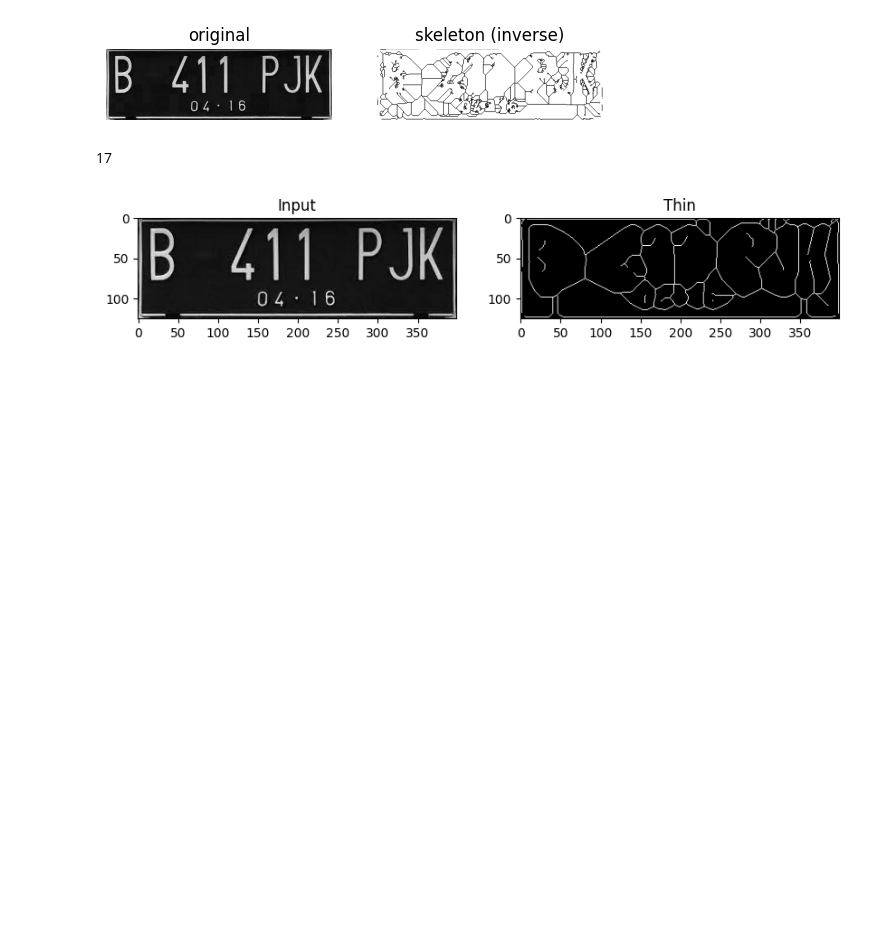
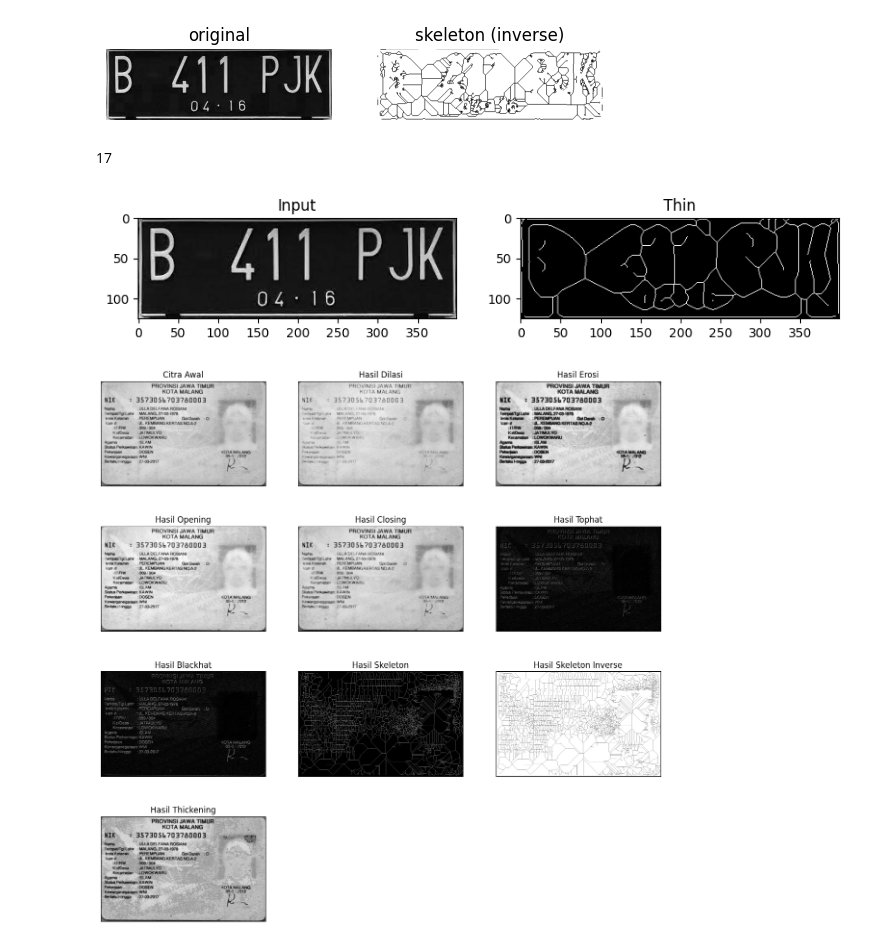
Before and after one commit to Ryansyaaw/PCVK_Ganjil_23, a Jupyter notebook: week9.ipynb, the cells around one changed output. Cells and saved outputs as stored; diff of their text form; code cells hidden in the pictures; blank space fills up the shorter version.

```diff
--- a/week9.ipynb
+++ b/week9.ipynb
@@ -511,3 +518,93 @@ plt.savefig('/tmp/char_out.png')
 plt.show()
 # %% [output]
 [figure]
+# %%
+# Membaca citra dari file ktp_rosi.jpeg dalam mode grayscale
+img = cv2.imread('/content/drive/MyDrive/Images/KTP rosi.jpeg',cv2.IMREAD_GRAYSCALE)
+
+# Membuat elemen struktur (SE) berbentuk persegi dengan ukuran 4 x 4
+kernel = np.ones((4, 4), np.uint8)
+
+# Melakukan operasi dilasi pada citra dengan SE berukuran 4 x 4
+img_dilated = cv2.dilate(img, kernel, iterations=1)
+
+# Melakukan operasi erosi pada citra dengan SE berukuran 4 x 4
+img_eroded = cv2.erode(img, kernel, iterations=1)
+
+# Melakukan operasi opening pada citra dengan SE berukuran 4 x 4
+img_opening = cv2.morphologyEx(img, cv2.MORPH_OPEN, kernel)
+
+# Melakukan operasi closing pada citra dengan SE berukuran 4 x 4
+img_closing = cv2.morphologyEx(img, cv2.MORPH_CLOSE, kernel)
+
+# Melakukan operasi top hat pada citra dengan SE berukuran 4 x 4
+img_tophat = cv2.morphologyEx(img, cv2.MORPH_TOPHAT, kernel)
+
+# Melakukan operasi black hat pada citra dengan SE berukuran 4 x 4
+img_blackhat = cv2.morphologyEx(img, cv2.MORPH_BLACKHAT, kernel)
+
+# Melakukan operasi skeleton pada citra dengan SE berukuran 4 x 4
+# Melakukan thresholding pada citra dengan metode triangle
+binary = img > filters.threshold_triangle(img)
+# Membuat salinan dari citra biner
+binary_cp = binary.copy()
+# Mengubah nilai True menjadi 1 dan False menjadi 0 pada citra biner
+binary_cp[binary_cp == True] = 1
+binary_cp[binary_cp == False] = 0
+# Melakukan operasi skeletonize pada citra biner
+img_skeleton = skeletonize(binary_cp)
+
+# Melakukan operasi skeleton inverse pada citra dengan SE berukuran 4 x 4
+# Mengubah tipe data citra skeleton menjadi uint8
+img_skeleton_uint8 = (img_skeleton * 255).astype(np.uint8)
+img_inverse_skeleton = cv2.bitwise_not(img_skeleton_uint8)
+
+# Melakukan operasi thickening pada citra dengan SE berukuran 4 x 4
+img_thickened = cv2.bitwise_and(img, img_dilated)
+
+# Membuat subplot figure dengan lebar 15 inci dan tinggi 15 inci.
+plt.figure(figsize=(15, 15))
+
+# Menampilkan citra asli pada subplot pertama
+plt.subplot(4,3,1), plt.imshow(img, cmap='gray')
+plt.title('Citra Awal'), plt.xticks([]), plt.yticks([])
+
+# Menampilkan citra hasil dilasi pada subplot kedua
+plt.subplot(4,3,2), plt.imshow(img_dilated, cmap='gray')
+plt.title('Hasil Dilasi'), plt.xticks([]), plt.yticks([])
+
+# Menampilkan citra hasil erosi pada subplot ketiga
+plt.subplot(4,3,3), plt.imshow(img_eroded, cmap='gray')
+plt.title('Hasil Erosi'), plt.xticks([]), plt.yticks([])
+
+# Menampilkan citra hasil opening pada subplot keempat
+plt.subplot(4,3,4), plt.imshow(img_opening, cmap='gray')
+plt.title('Hasil Opening'), plt.xticks([]), plt.yticks([])
+
+# Menampilkan citra hasil closing pada subplot kelima
+plt.subplot(4,3,5), plt.imshow(img_closing, cmap='gray')
+plt.title('Hasil Closing'), plt.xticks([]), plt.yticks([])
+
+# Menampilkan citra hasil top hat pada subplot keenam
+plt.subplot(4,3,6), plt.imshow(img_tophat, cmap='gray')
+plt.title('Hasil Tophat'), plt.xticks([]), plt.yticks([])
+
+# Menampilkan citra hasil black hat pada subplot ketujuh
+plt.subplot(4,3,7), plt.imshow(img_blackhat, cmap='gray')
+plt.title('Hasil Blackhat'), plt.xticks([]), plt.yticks([])
+
+# Menampilkan citra hasil skeleton pada subplot kedelapan
+plt.subplot(4,3,8), plt.imshow(img_skeleton, cmap='gray')
+plt.title('Hasil Skeleton'), plt.xticks([]), plt.yticks([])
+
+# Menampilkan citra hasil skeleton inverse pada subplot kesembilan
+plt.subplot(4,3,9), plt.imshow(img_inverse_skeleton, cmap='gray')
+plt.title('Hasil Skeleton Inverse'), plt.xticks([]), plt.yticks([])
+
+# Menampilkan citra hasil thickening pada subplot kesepuluh
+plt.subplot(4,3,10), plt.imshow(img_thickened, cmap='gray')
+plt.title('Hasil Thickening'), plt.xticks([]), plt.yticks([])
+
+plt.show()
+# %% [output]
+[figure, added]
```
Also changed, not shown: parts of 3 cells of this notebook.
